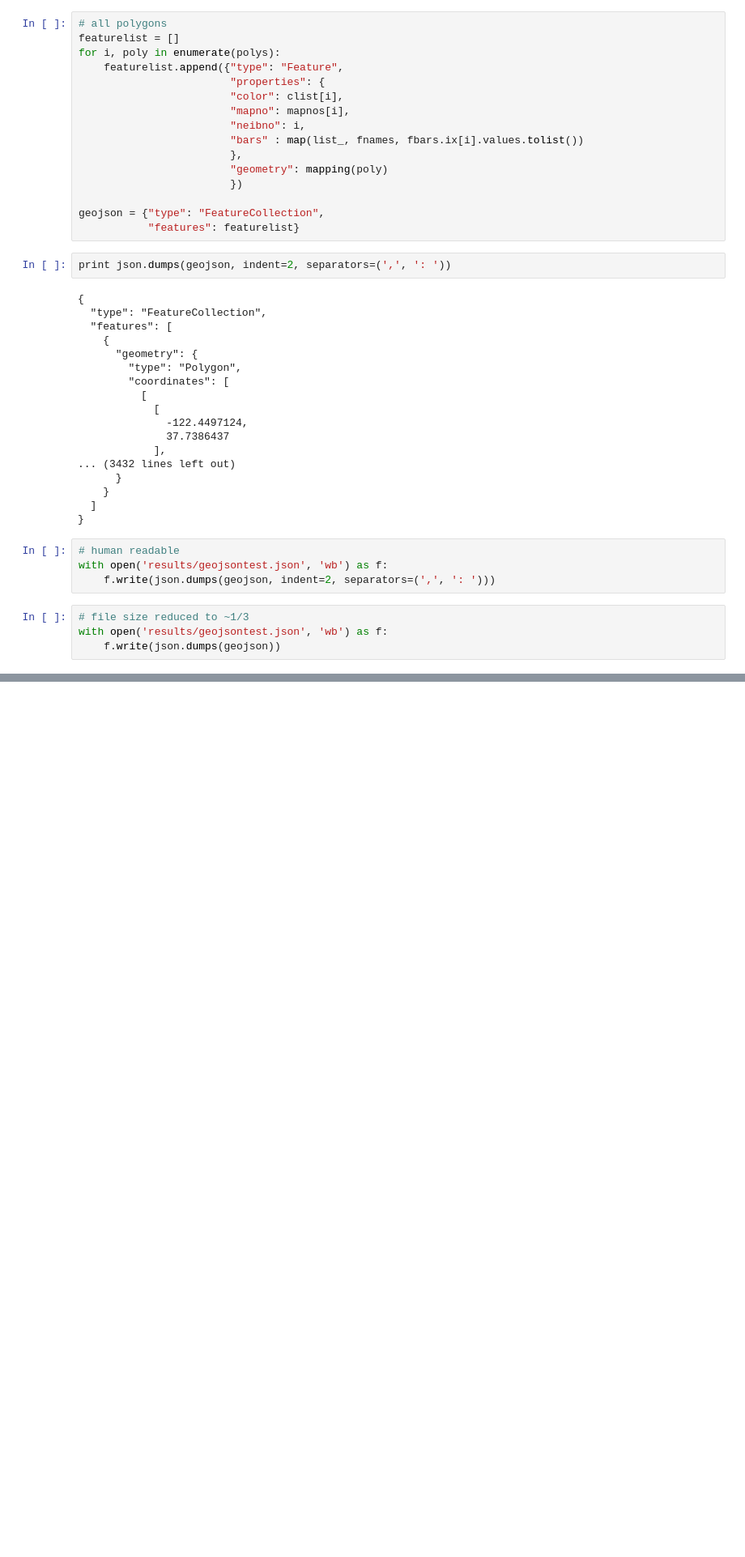
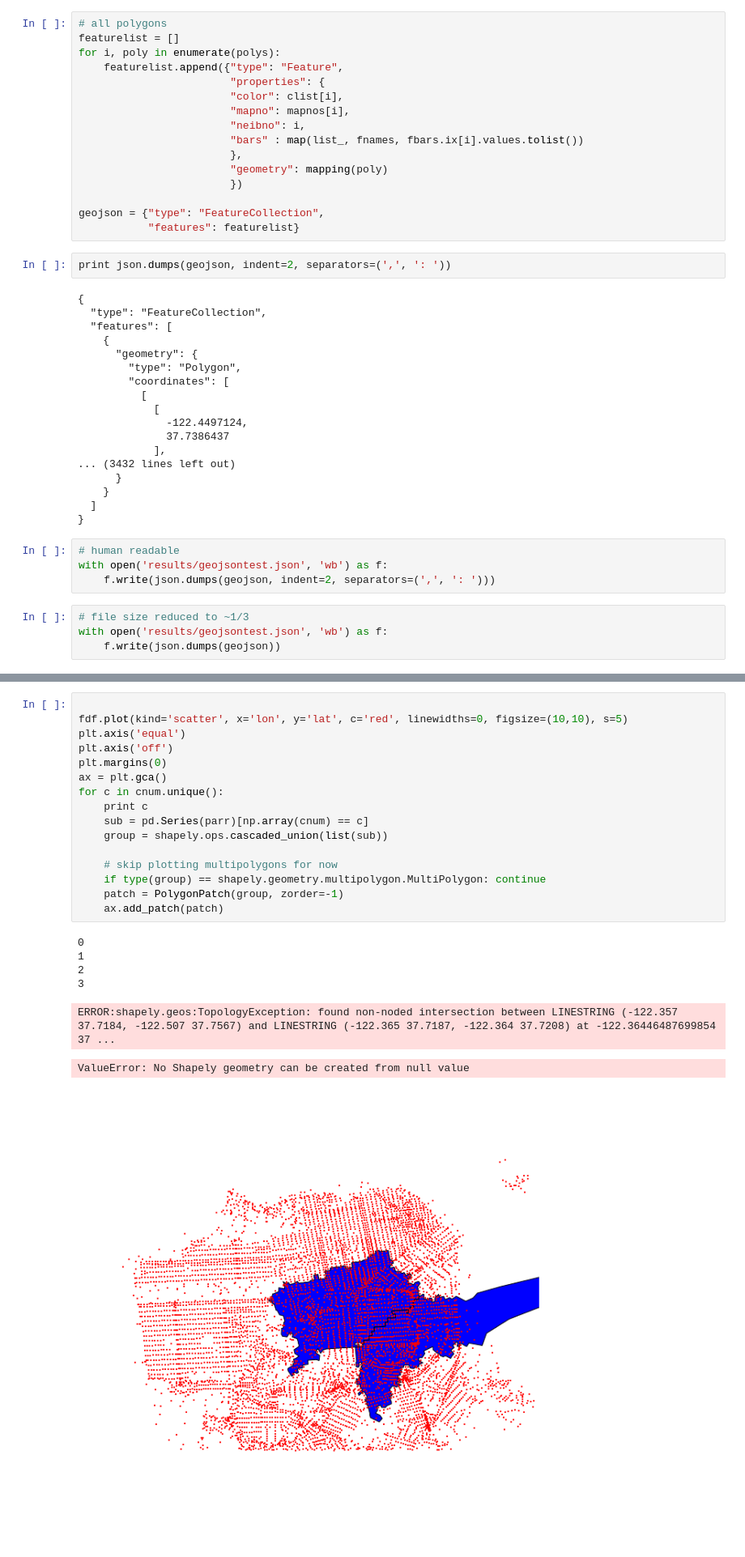
Before and after one commit to crupley/hoodie-development, a Jupyter notebook: explore/make shapes.ipynb, the cells around one changed output, grey strips where cells are left out. Shown at 81% size. Drawn from its saved outputs; the diff is of its cells as text; blank space fills up the shorter version.

```diff
--- a/explore/make shapes.ipynb
+++ b/explore/make shapes.ipynb
@@ -518,0 +671,24 @@ with open('results/geojsontest.json', 'wb') as f:
+# %%
+
+fdf.plot(kind='scatter', x='lon', y='lat', c='red', linewidths=0, figsize=(10,10), s=5)
+plt.axis('equal')
+plt.axis('off')
+plt.margins(0)
+ax = plt.gca()
+for c in cnum.unique():
+    print c
+    sub = pd.Series(parr)[np.array(cnum) == c]
+    group = shapely.ops.cascaded_union(list(sub))
+
+    # skip plotting multipolygons for now
+    if type(group) == shapely.geometry.multipolygon.MultiPolygon: continue
+    patch = PolygonPatch(group, zorder=-1)
+    ax.add_patch(patch)
+# %% [output]
+0
+1
+2
+3
+ERROR:shapely.geos:TopologyException: found non-noded intersection between LINESTRING (-122.357 37.7184, -122.507 37.7567) and LINESTRING (-122.365 37.7187, -122.364 37.7208) at -122.36446487699854 37 ...
+ValueError: No Shapely geometry can be created from null value
+[figure, added]
```
Also changed, not shown: parts of 32 cells of this notebook.
